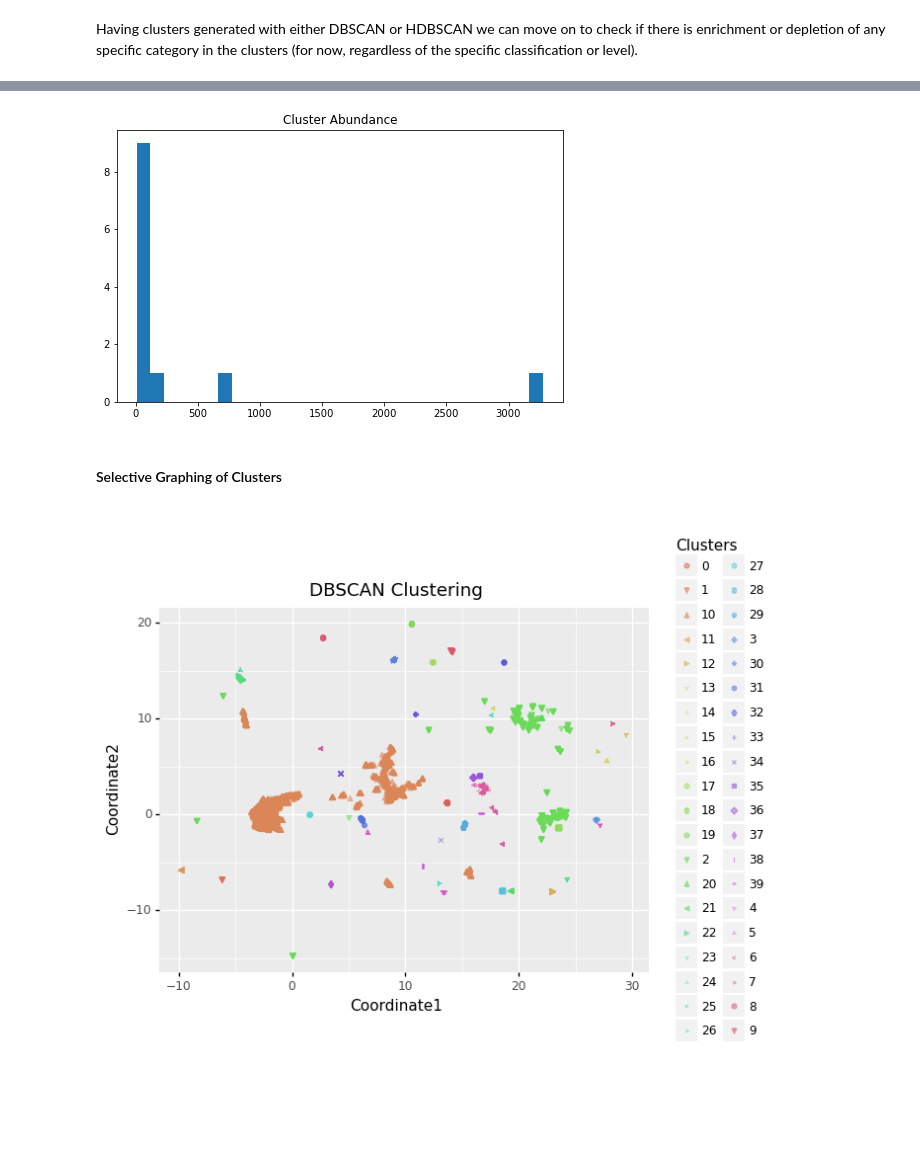
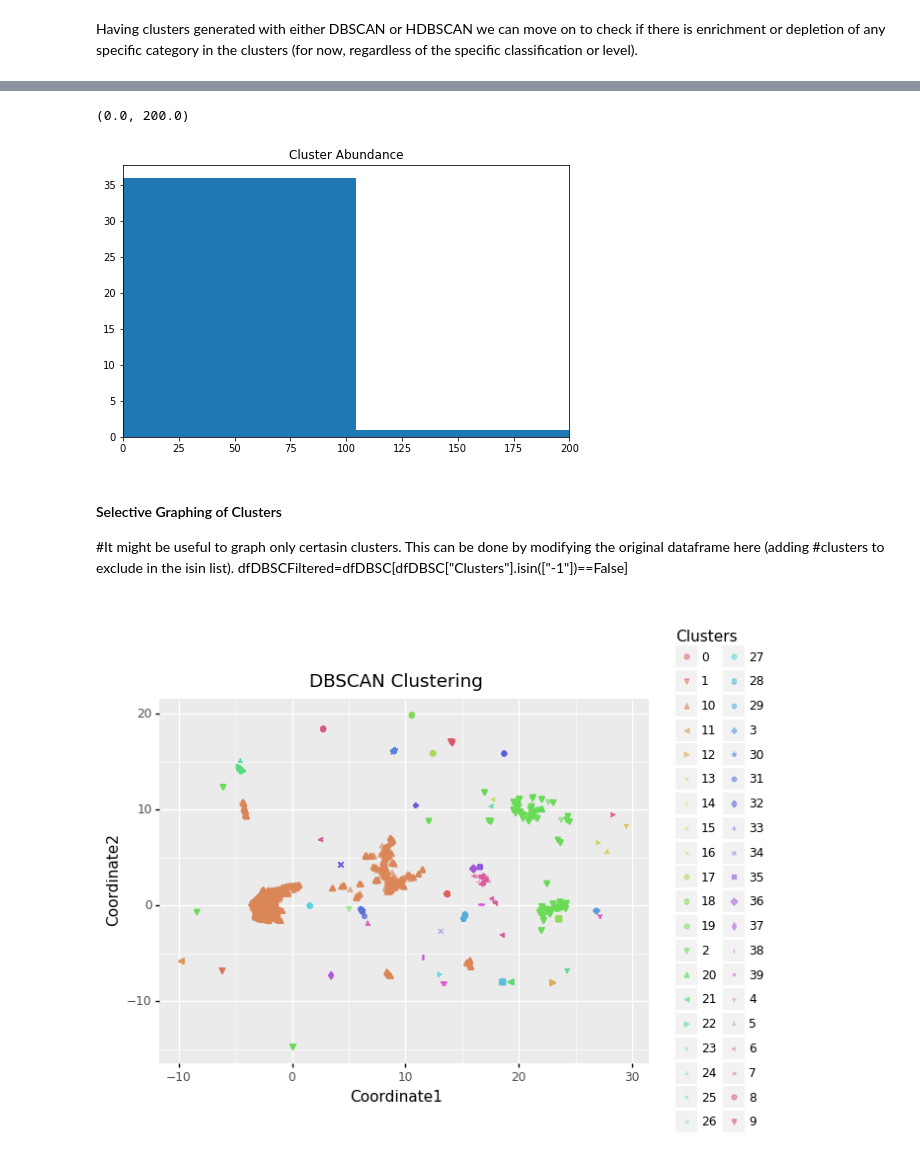
Before and after one commit to jsam356/CAP2, a Jupyter notebook: Distances/Scatterplot.ipynb, the cells around one changed output, grey strips where cells are left out. Saved outputs shown, nothing was run; the diff lists cells and outputs as text; code cells hidden in the pictures; blank space fills up the shorter version.

```diff
--- a/Distances/Scatterplot.ipynb
+++ b/Distances/Scatterplot.ipynb
@@ -459,7 +493,7 @@ len(sampletoHierarchy)
 #the data we need is much more localized in the metadata file.
 
 #We load the file.
-MSfile=open("ProjectMetadata/MetaSub_metadata.csv","r")
+MSfile=open("ProjectMetadata/MetaSUB_metadata.csv","r")
 
 
 for line in MSfile:
@@ -950,7 +970,7 @@ def filterGroups(colList,OrigCol):
 from sklearn.cluster import DBSCAN
 #dbg is the object resulting from the clusterization. dbg.labels_ is an ordered list with the cluster that each
 #sample belongs to.
-dbg=DBSCAN(eps=0.1,metric="precomputed",min_samples=10).fit(distances)
+dbg=DBSCAN(eps=0.25,metric="precomputed",min_samples=21).fit(distances)
 # %%
 #For matplotlib it can be useful to set the cluster numbers as apart as possible so that the colormap gives them
 #distinct colors. This is done here and the result is saved in dbscanCols.
@@ -978,7 +998,7 @@ figsize(20,10)
 # %%
 #If we want to run DBSCAN with different parameters for plotnine it can be done here.
 from sklearn.cluster import DBSCAN
-dbg=DBSCAN(eps=0.1,metric="precomputed",min_samples=10).fit(distances)
+dbg=DBSCAN(eps=0.15,metric="precomputed",min_samples=100).fit(distances)
 # %%
 #For plotnine we generate the pandas dataframe.
 import pandas as pd
@@ -1163,0 +1184,27 @@ Cluster Category        Abundance       Cluster_Size    Total Abundance
+# %%
+#We also generate an easier to parse enrichment output here. All keywords from the same cluster will be separated
+#by commas in the same line
+enrichedKeywords,sizeKey=getSigTerms(dbg.labels_,catPerSample,ids,CatAbundance)
+
+print("AC")
+print("Cluster"+"\t"+"Keywords")
+
+clusters=max(dbg.labels_)-min(dbg.labels_)+1
+for i in range(-1,clusters):
+    Pos=i+1
+    keyList=str(i)
+    try:
+
+        for term in enrichedKeywords[i]:
+            if sizeKey[i][term]==0:
+                continue
+#If a term is present in more than 75% of the samples in the cluster, an asterisk is added to it. If 75% of the
+#samples with that keyword are in that cluster, an @ is added next to it.
+            keyList=keyList+","+term
+            if sizeKey[i][term]>list(dbg.labels_).count(i)*0.75:
+                keyList=keyList+"*"
+            if sizeKey[i][term]>CatAbundance[term]*0.75:
+                keyList=keyList+"@"
+    except KeyError:
+        pass
+    print(keyList)
@@ -1164,12 +1219,12 @@ Cluster Category        Abundance       Cluster_Size    Total Abundance
 # %%
 clusterAbundance=[]
 for i in range(0,clusters):
     clusterAbundance.append(list(dbg.labels_).count(i))
 
-hist(clusterAbundance,histtype='bar',label="Same", density=False,bins=30)
+hist(clusterAbundance,histtype='bar',label="Same", density=False,bins=100)
 title("Cluster Abundance", fontsize=12)
 figsize(8,5)
+xlim(0,200)
 # %% [output]
+(0.0, 200.0)
-[figure, old version]
+[figure, new version]
-# %% [markdown]
-#### Selective Graphing of Clusters
@@ -1180,3 +1231,9 @@ dfDBSCFiltered=dfDBSC[dfDBSC["Clusters"].isin(["-1"])==False]
+# %% [markdown]
+#### Selective Graphing of Clusters
+
+#It might be useful to graph only certasin clusters. This can be done by modifying the original dataframe here (adding
+#clusters to exclude in the isin list).
+dfDBSCFiltered=dfDBSC[dfDBSC["Clusters"].isin(["-1"])==False]
 # %%
 #Now we graph, same way as we did before.
 from plotnine import *
```
Also changed, not shown: parts of 44 cells of this notebook, 1 other file.
